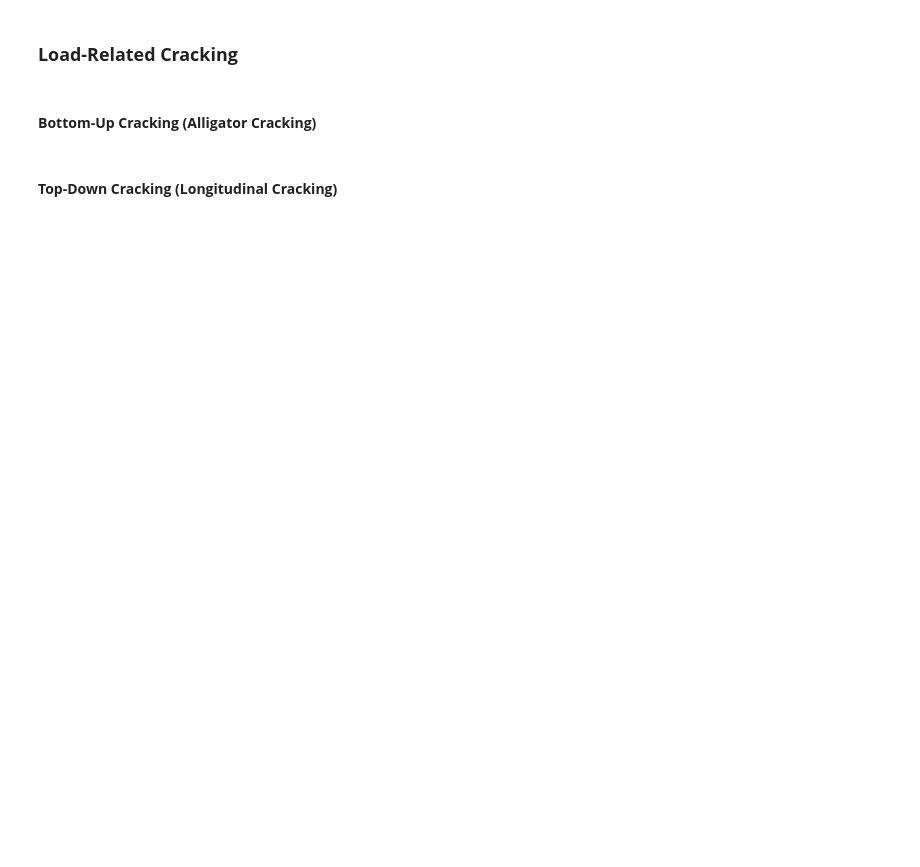
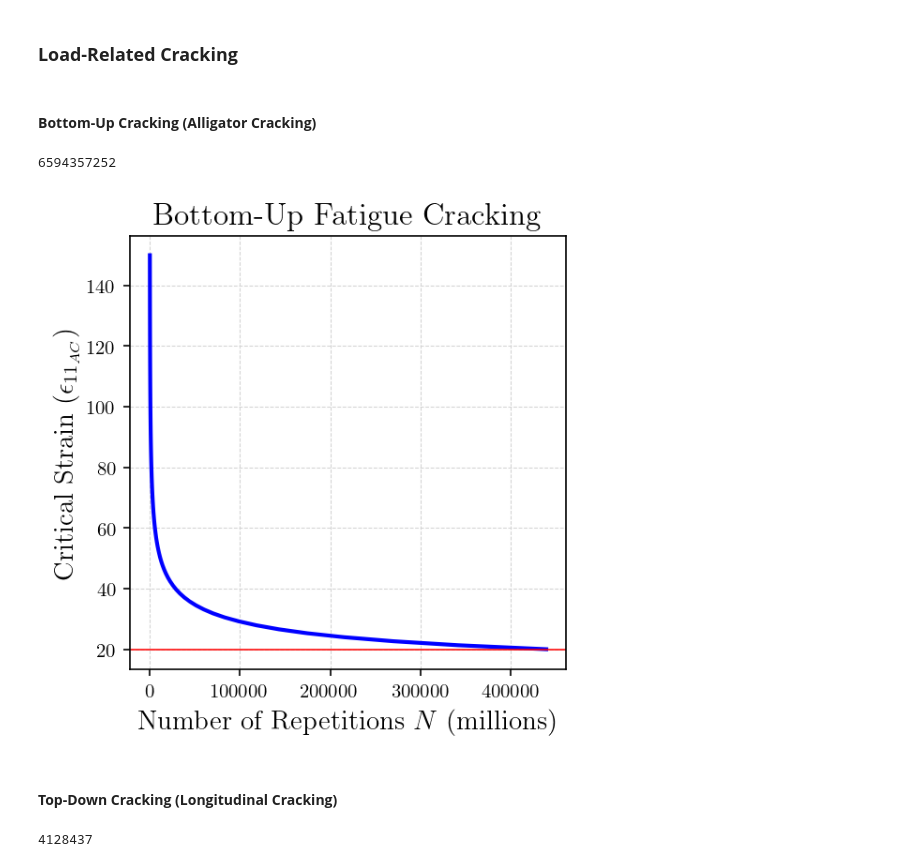
Before and after one commit to Johann-Cardenas/DesignLab, a Jupyter notebook: MPEDG/MPEDG_Transfer-Functions.ipynb, the cells around one changed output. Saved outputs shown, nothing was run; the diff lists cells and outputs as text; code cells hidden in the pictures; blank space fills up the shorter version.

Commit message:
feat: Add load-related cracking section to MPEDG_Transfer-Functions.ipynb

```diff
--- a/MPEDG/MPEDG_Transfer-Functions.ipynb
+++ b/MPEDG/MPEDG_Transfer-Functions.ipynb
@@ -177,5 +177,54 @@ plt.show()
 ### **Load-Related Cracking**
 # %% [markdown]
 #### **Bottom-Up Cracking (Alligator Cracking)**
+# %%
+def BUFC_Nf(e_11, E_HMA, VMA, VFA, H_HMA):
+    # Constants
+    k_f1 = 0.007566
+    k_f2 = -3.9492
+    k_f3 = -1.281
+    beta_f1 = 1.00
+    beta_f2 = 1.00
+    beta_f3 = 1.00
+
+    V_a = (VMA * (1 - VFA / 100))/100
+    V_be = (V_a * VFA / 100)/(1 - VFA / 100)
+
+    M = 4.84 * (V_be / (V_a + V_be) - 0.69)
+    C = 10**M
+    C_H = 1 / (0.000398 + 0.003602 / (1 + np.exp(11.02 - 3.49 * H_HMA)))
+
+    # Calculate N_f
+    N_f = k_f1 * C * C_H * beta_f1 * (e_11**(k_f2 * beta_f2)) * (E_HMA**(k_f3 * beta_f3))
+
+    return int(N_f)
+# %%
+e_11 = 5.7924E-05   # in/in
+E_HMA = 1461.89 *145.037738  # psi
+VMA, VFA = 13.7, 61.4
+H_HMA = 10.00 # inches
+
+BUFC_Nf(e_11, E_HMA, VMA, VFA, H_HMA)
+# %% [output]
+6594357252
+# %%
+# Now plot Nf for different stran levels
+e11_values = np.linspace(20, 150.0, 100)/1e6
+N_BUFC= [BUFC_Nf(e_11, E_HMA, VMA, VFA, H_HMA) for e_11 in e11_values]
+
+fig = plt.figure(figsize=(4, 4), dpi=150)
+plt.rc('text', usetex=True)
+plt.rc('font', family='serif')
+plt.plot(np.array(N_BUFC) / 1e6 , e11_values * 1e6, color='blue', linewidth=2.0)
+plt.axhline(20, color='red', linewidth=0.75)   # Threshold IRI
+plt.xlabel('Number of Repetitions $N$ (millions)', fontsize = 14)
+plt.ylabel('Critical Strain ($\epsilon_{11_{AC}}$)', fontsize=14)
+plt.title('Bottom-Up Fatigue Cracking', fontsize=16, fontweight='bold')
+#plt.ylim(-1.0, 0.0)
+
+plt.grid(color='lightgrey', linestyle='--', linewidth=0.50, zorder=0)
+plt.show()
+# %% [output]
+[figure, added]
 # %% [markdown]
 #### **Top-Down Cracking (Longitudinal Cracking)**
@@ -181,0 +252,9 @@ plt.show()
+# %%
+e_33 = 4.93689E-05   # in/in
+E_HMA = 1461.89 *145.037738  # psi
+VMA, VFA = 13.7, 61.4
+H_HMA = 10.00 # inches
+
+TDFCT_Nf(e_33, E_HMA, VMA, VFA, H_HMA)
+# %% [output]
+4128437
```
Also changed, not shown: parts of 12 cells of this notebook.
